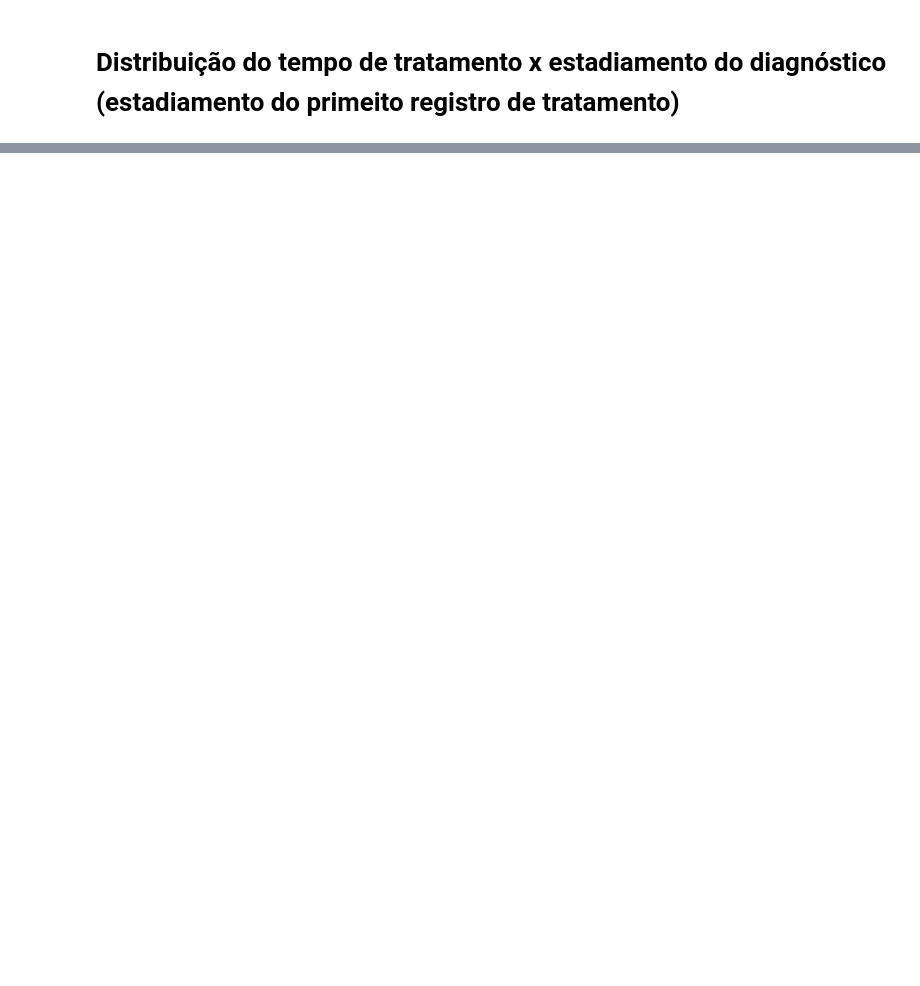
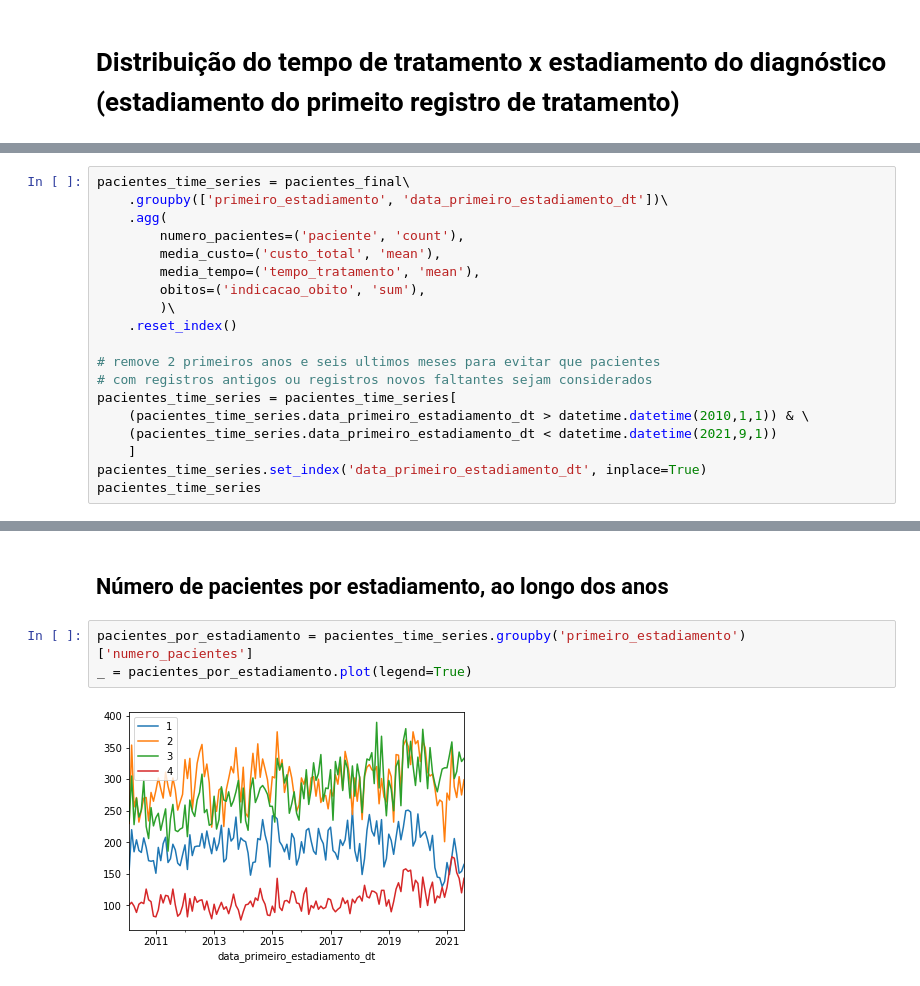
Before and after one commit to heber-augusto/sus-kpis-analysis, a Jupyter notebook: sia/analise_exploratoria_pacientes.ipynb, the cells around one changed output, grey strips where cells are left out. Cells and saved outputs as stored; diff of their text form; blank space fills up the shorter version.

```diff
--- a/sia/analise_exploratoria_pacientes.ipynb
+++ b/sia/analise_exploratoria_pacientes.ipynb
@@ -206,0 +212,19 @@ _ = ax.set_xlabel('Meses', fontsize=14)
+# %%
+pacientes_time_series = pacientes_final\
+    .groupby(['primeiro_estadiamento', 'data_primeiro_estadiamento_dt'])\
+    .agg(
+        numero_pacientes=('paciente', 'count'),
+        media_custo=('custo_total', 'mean'),
+        media_tempo=('tempo_tratamento', 'mean'),
+        obitos=('indicacao_obito', 'sum'),
+        )\
+    .reset_index()
+
+# remove 2 primeiros anos e seis ultimos meses para evitar que pacientes
+# com registros antigos ou registros novos faltantes sejam considerados
+pacientes_time_series = pacientes_time_series[
+    (pacientes_time_series.data_primeiro_estadiamento_dt > datetime.datetime(2010,1,1)) & \
+    (pacientes_time_series.data_primeiro_estadiamento_dt < datetime.datetime(2021,9,1))
+    ]
+pacientes_time_series.set_index('data_primeiro_estadiamento_dt', inplace=True)
+pacientes_time_series
@@ -206,0 +246,7 @@ _ = ax.set_xlabel('Meses', fontsize=14)
+# %% [markdown]
+## Número de pacientes por estadiamento, ao longo dos anos
+# %%
+pacientes_por_estadiamento = pacientes_time_series.groupby('primeiro_estadiamento')['numero_pacientes']
+_ = pacientes_por_estadiamento.plot(legend=True)
+# %% [output]
+[figure, added]
```
Also changed, not shown: parts of 8 cells of this notebook.
